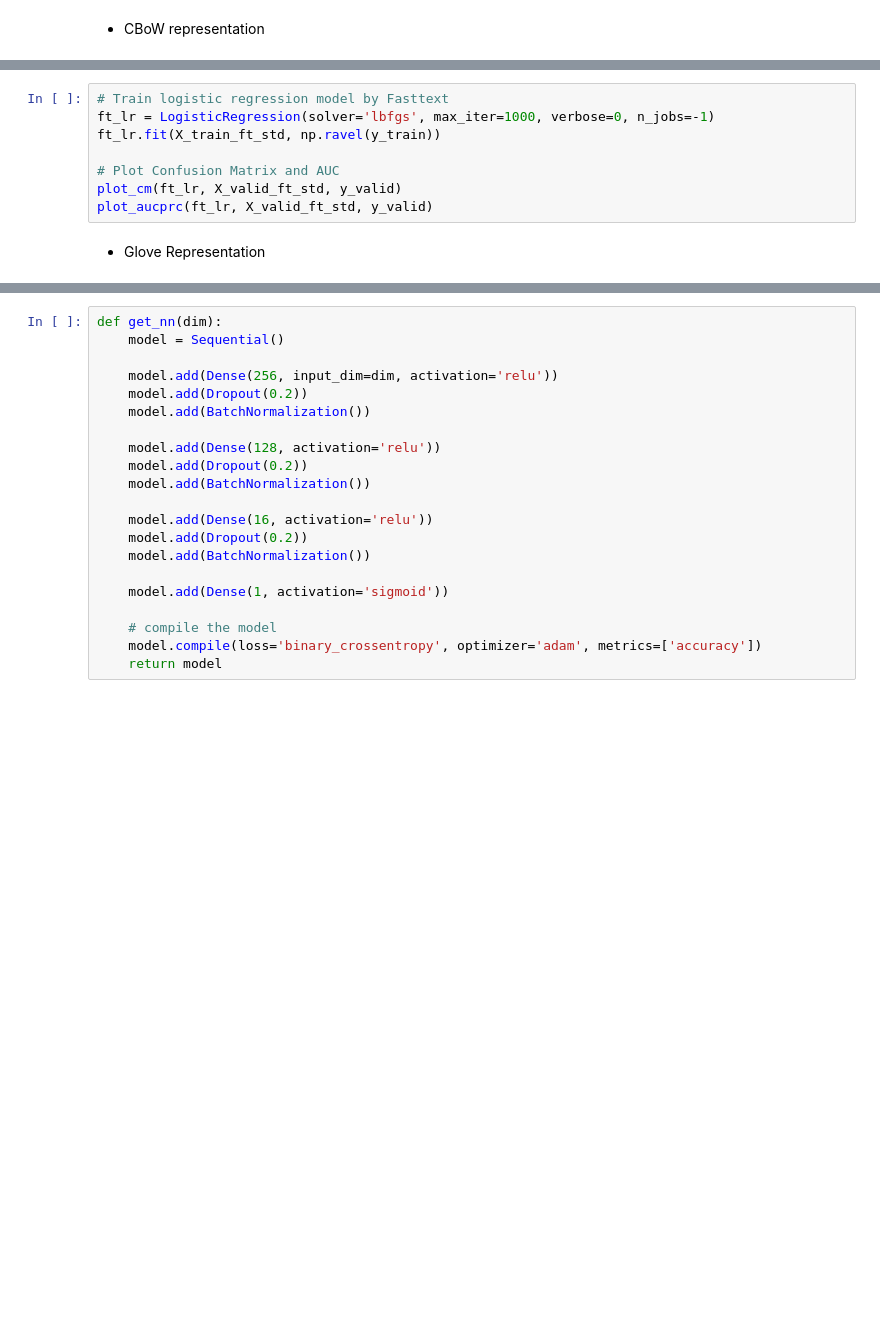
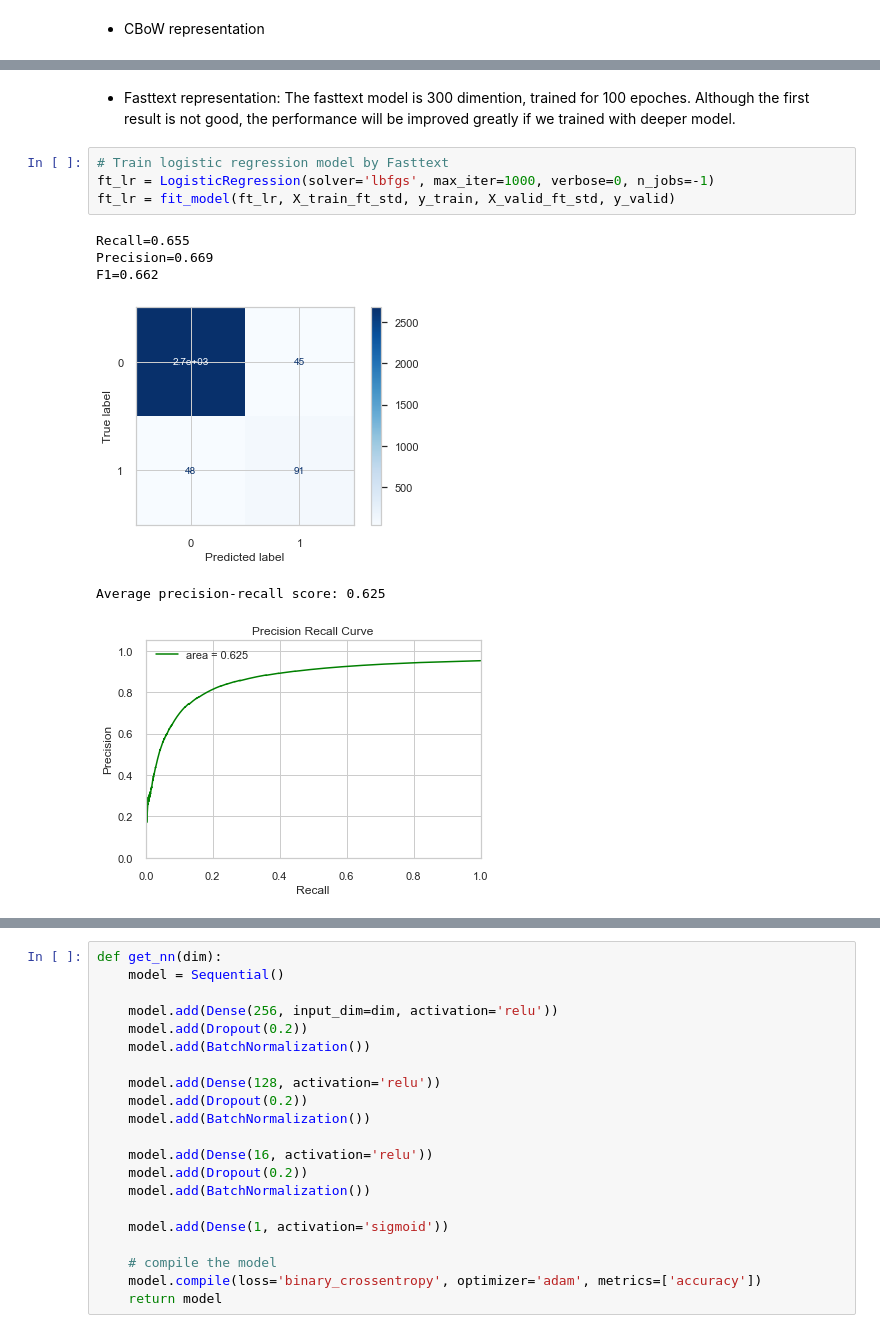
Before and after one commit to sting1000/Fake_JobPosting_Classifier, a Jupyter notebook: Exploration.ipynb, the cells around one changed output, grey strips where cells are left out. Drawn from its saved outputs; the diff is of its cells as text; blank space fills up the shorter version.

```diff
--- a/Exploration.ipynb
+++ b/Exploration.ipynb
@@ -487,10 +519,13 @@ plot_aucprc(cbow_lr, X_valid_cbow_std, y_valid)
+# %% [markdown]
+* Fasttext representation: The fasttext model is 300 dimention, trained for 100 epoches. Although the first result is not good, the performance will be improved greatly if we trained with deeper model.
 # %%
 # Train logistic regression model by Fasttext
 ft_lr = LogisticRegression(solver='lbfgs', max_iter=1000, verbose=0, n_jobs=-1)
-ft_lr.fit(X_train_ft_std, np.ravel(y_train))
-
-# Plot Confusion Matrix and AUC
-plot_cm(ft_lr, X_valid_ft_std, y_valid)
-plot_aucprc(ft_lr, X_valid_ft_std, y_valid)
+ft_lr = fit_model(ft_lr, X_train_ft_std, y_train, X_valid_ft_std, y_valid)
+# %% [output]
+Recall=0.655
+Precision=0.669
+F1=0.662
+[figure, added]
+Average precision-recall score: 0.625
+[figure, added]
-# %% [markdown]
-* Glove Representation
```
Also changed, not shown: parts of 29 cells of this notebook, 5 other files.
